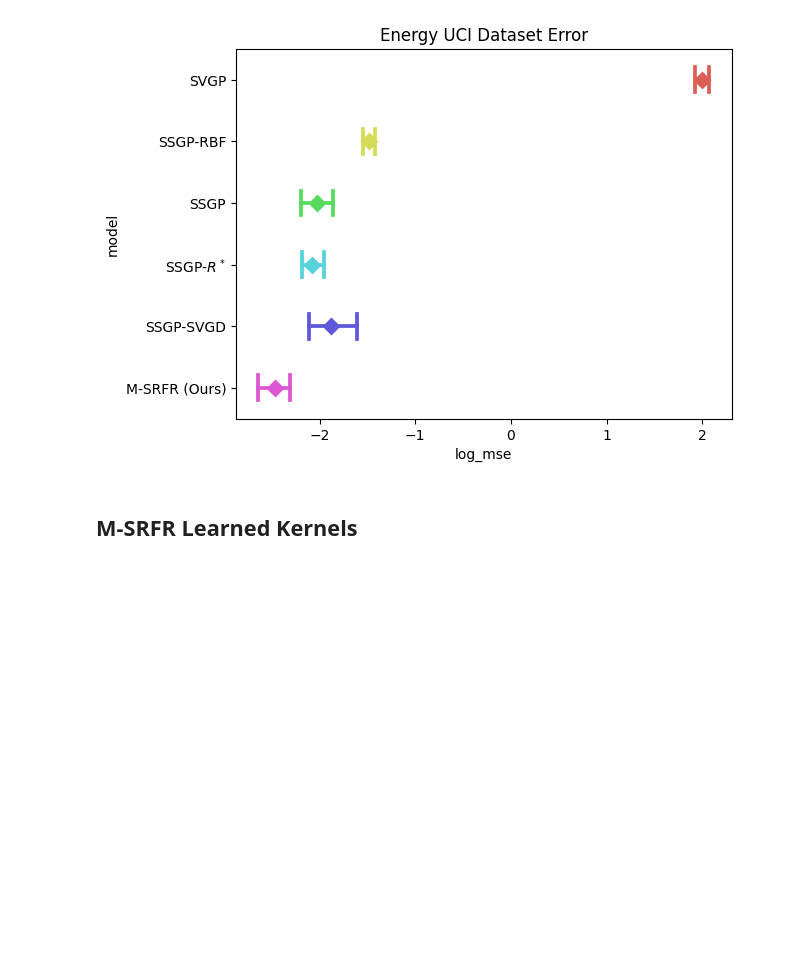
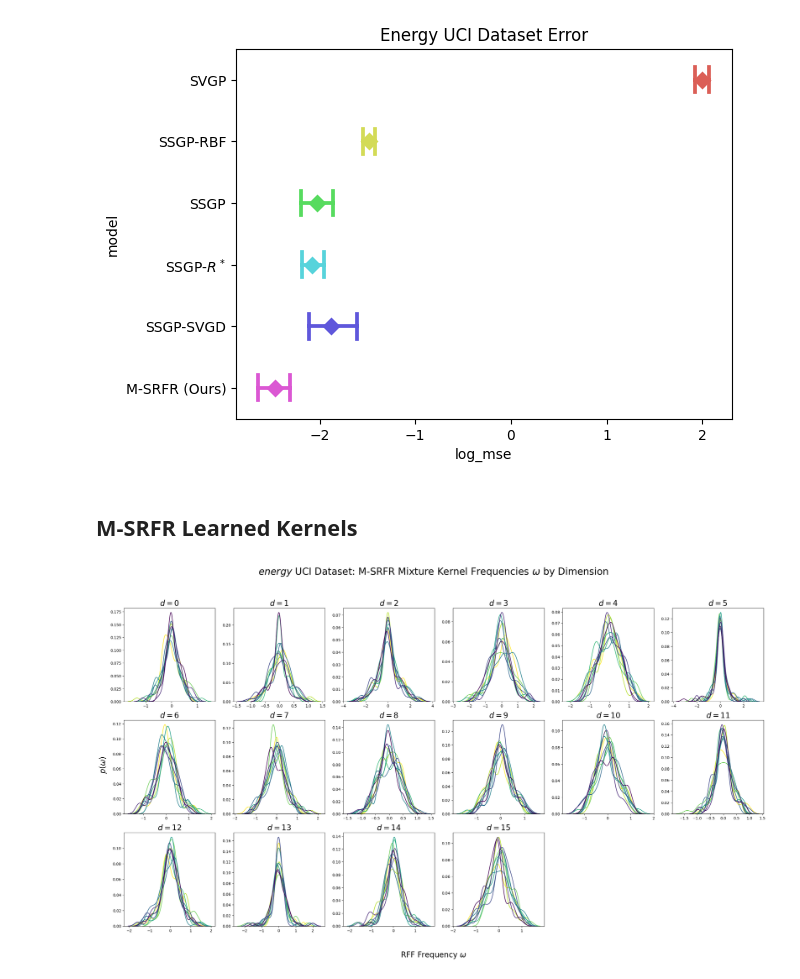
Before and after one commit to houstonwarren/m-srfr, a Jupyter notebook: experiments/energy/energy.ipynb, the cells around one changed output. Cells and saved outputs as stored; diff of their text form; code cells hidden in the pictures; blank space fills up the shorter version.

```diff
--- a/experiments/energy/energy.ipynb
+++ b/experiments/energy/energy.ipynb
@@ -532,10 +532,12 @@ from steinRF.utils import mixture_pred_dists, plot_kernel_mixture, plot_mixture_
 rff_gp, single_dist, mix_gp, mixture_dist, y_test = mixture_pred_dists(key, X, y, params, R=50, test_size=0.2)
 # %%
 kernel_plot = plot_kernel_mixture(
-    mix_gp.kernel.kernel.w, plots_per_row=5, bw_adjust=0.85,
+    mix_gp.kernel.kernel.w, plots_per_row=6, bw_adjust=0.7,
     title="$\\it{energy}$ UCI Dataset: M-SRFR Mixture Kernel Frequencies $\omega$ by Dimension"
 )
-# kernel_plot.savefig("energy_kernel.pdf", bbox_inches="tight", dpi=300, format="pdf")
+kernel_plot.savefig("../figures/energy_kernel.pdf", bbox_inches="tight", dpi=300, format="pdf")
+# %% [output]
+[figure, added]
 # %%
 plot_key = jax.random.PRNGKey(2024)
 plot_bounds = jnp.array([y.min(), y.max()])
```
Also changed, not shown: parts of 1 cell of this notebook, 18 other files.
